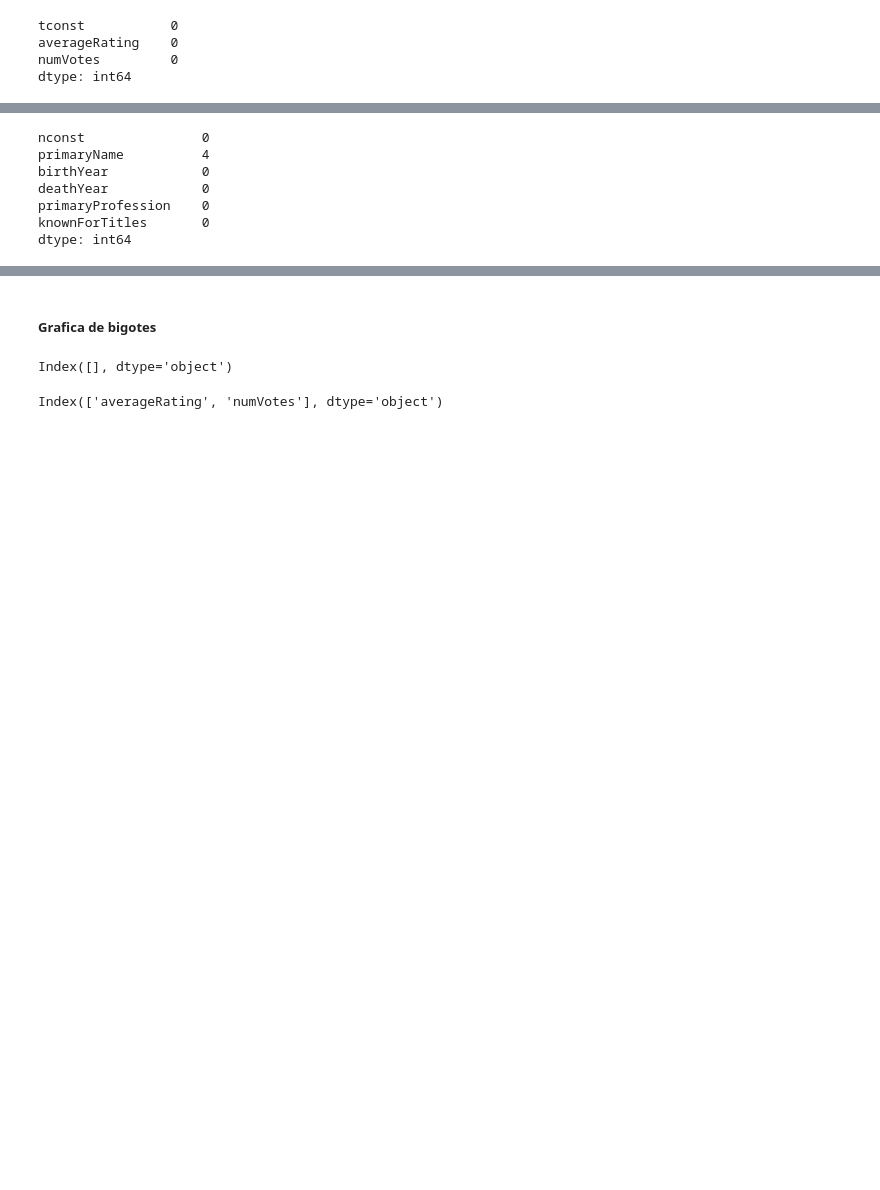
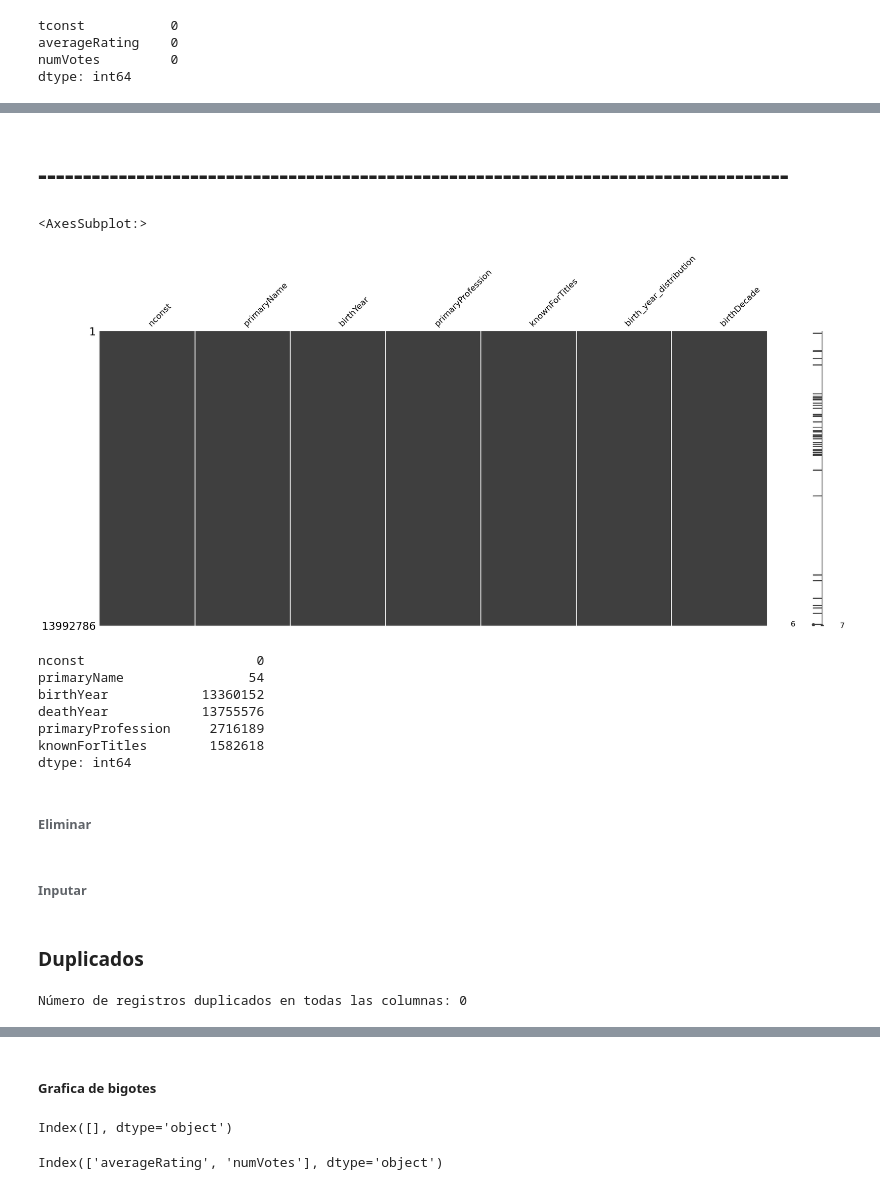
Before and after one commit to JaimeIngenia/PerfilPython_CienciaDatos, a Jupyter notebook: Becarios/tarea2/analisis.ipynb, the cells around one changed output, grey strips where cells are left out. Cells and saved outputs as stored; diff of their text form; code cells hidden in the pictures; blank space fills up the shorter version.

```diff
--- a/Becarios/tarea2/analisis.ipynb
+++ b/Becarios/tarea2/analisis.ipynb
@@ -71,3 +113,5 @@ df_name_basics_3.tail(3)
+# %%
+df_name_basics_3.replace({'\\N': np.nan}, inplace=True)
 # %%
 df_title_crew_4.tail(3)
 # %% [output]
@@ -194,13 +324,21 @@ dtype: int64
+# %% [markdown]
+# ------------------------------------------------------------------------------------
+# %%
+msno.matrix(df_name_basics_3)
+# %% [output]
+<AxesSubplot:>
+[figure, added]
 # %%
-# msno.matrix(df_name_basics_3)
 df_nulos_name_basics_3 = df_name_basics_3.isnull().sum()
 
 df_nulos_name_basics_3
 # %% [output]
-nconst               0
-primaryName          4
-birthYear            0
-deathYear            0
-primaryProfession    0
-knownForTitles       0
+nconst                      0
+primaryName                54
+birthYear            13360152
+deathYear            13755576
+primaryProfession     2716189
+knownForTitles        1582618
 dtype: int64
+# %% [markdown]
+###### Eliminar
@@ -206,0 +347,2 @@ dtype: int64
+# %% [markdown]
+###### Inputar
@@ -206,0 +370,7 @@ dtype: int64
+# %% [markdown]
+### Duplicados
+# %%
+duplicados_todas_columnas_3 = df_name_basics_3[df_name_basics_3.duplicated(keep=False)]
+print(f"Número de registros duplicados en todas las columnas: {duplicados_todas_columnas_3.shape[0]}")
+# %% [output]
+Número de registros duplicados en todas las columnas: 0
```
Also changed, not shown: parts of 70 cells of this notebook.
